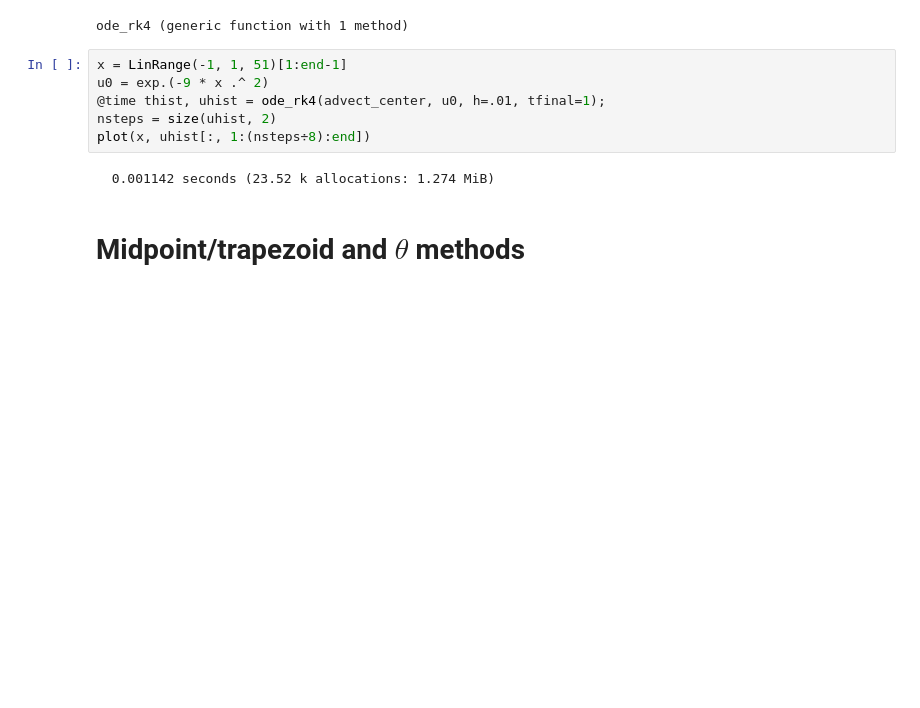
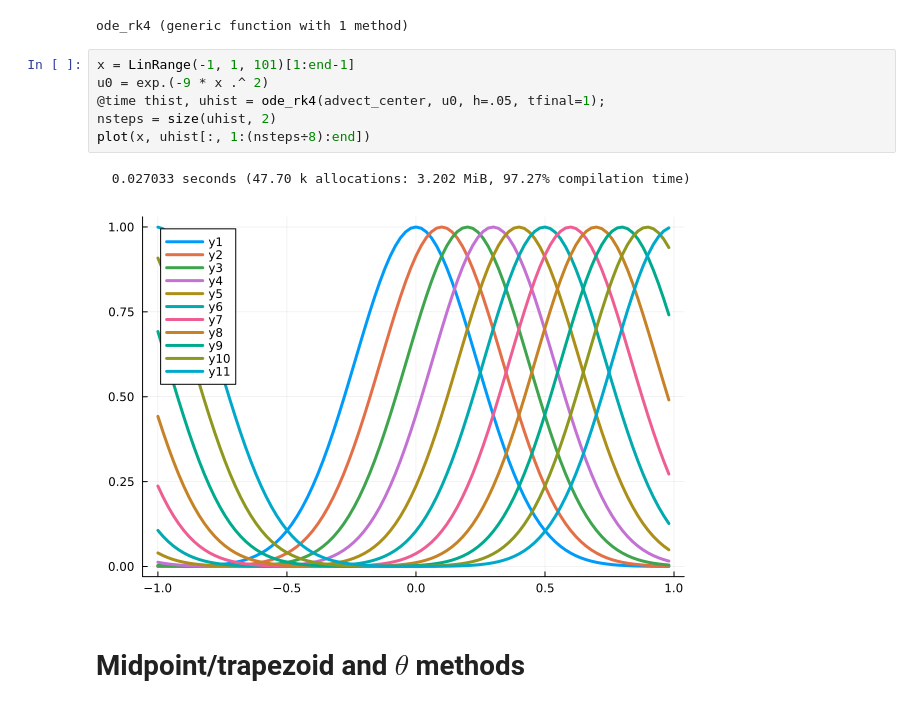
Before and after one commit to cu-numpde/fall23, a Jupyter notebook: slides/2023-09-29-transient.ipynb, the cells around one changed output. Saved outputs shown, nothing was run; the diff lists cells and outputs as text; blank space fills up the shorter version.

```diff
--- a/slides/2023-09-29-transient.ipynb
+++ b/slides/2023-09-29-transient.ipynb
@@ -207,13 +220,14 @@ end
 # %% [output]
 ode_rk4 (generic function with 1 method)
 # %%
-x = LinRange(-1, 1, 51)[1:end-1]
+x = LinRange(-1, 1, 101)[1:end-1]
 u0 = exp.(-9 * x .^ 2)
-@time thist, uhist = ode_rk4(advect_center, u0, h=.01, tfinal=1);
+@time thist, uhist = ode_rk4(advect_center, u0, h=.05, tfinal=1);
 nsteps = size(uhist, 2)
 plot(x, uhist[:, 1:(nsteps÷8):end])
 # %% [output]
-  0.001142 seconds (23.52 k allocations: 1.274 MiB)
+  0.027033 seconds (47.70 k allocations: 3.202 MiB, 97.27% compilation time)
+[figure, added]
 # %% [markdown]
 # Midpoint/trapezoid and $\theta$ methods
 # %% [markdown]
```
Also changed, not shown: parts of 16 cells of this notebook, 27 other files.
